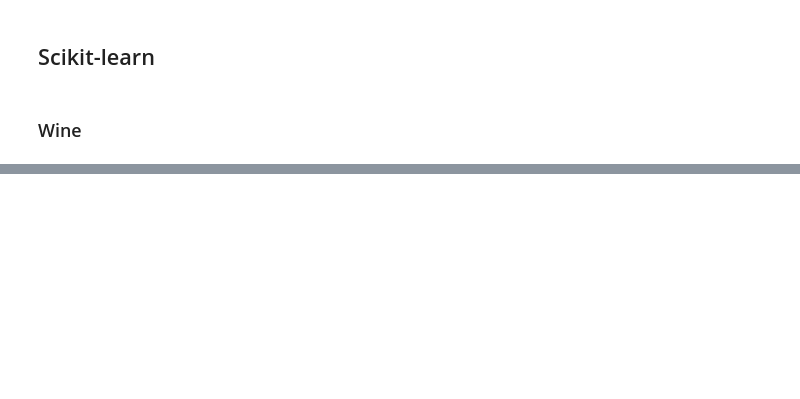
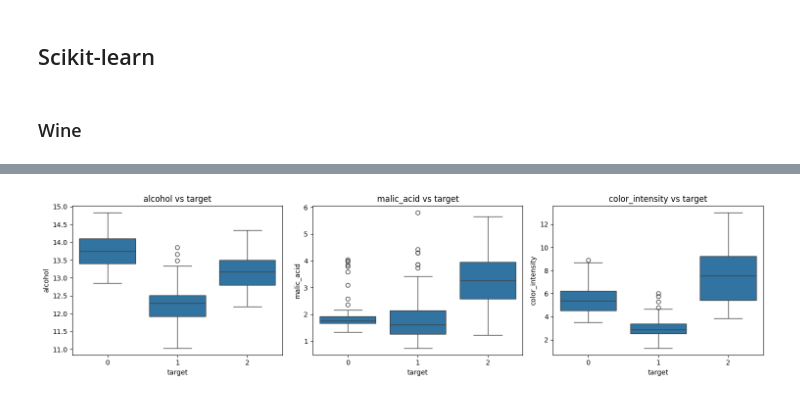
Before and after one commit to poslam/sem6-ds, a Jupyter notebook: ml/labs/1/1.ipynb, the cells around one changed output, grey strips where cells are left out. Drawn from its saved outputs; the diff is of its cells as text; code cells hidden in the pictures; blank space fills up the shorter version.

```diff
--- a/ml/labs/1/1.ipynb
+++ b/ml/labs/1/1.ipynb
@@ -111,0 +168,7 @@ assert dist(v1, v2).round(8) == np.linalg.norm(v1 - v2).round(8)
+# %%
+cat_cols = ['Neighborhood', 'LandSlope', 'SaleCondition']
+
+for col in cat_cols:
+    print(f"Распределение по колонке: {col}")
+    print(df[col].value_counts())
+    print("\n" + "-"*50 + "\n")
@@ -144,0 +201,4 @@ wine_data
+# %%
+wine_df = pd.DataFrame.from_records(wine_data['data'], columns=wine_data['feature_names'])
+wine_df['target'] = wine_data['target']
+wine_df
@@ -144,0 +219,17 @@ wine_data
+# %%
+import matplotlib.pyplot as plt
+import seaborn as sns
+
+features = ['alcohol', 'malic_acid', 'color_intensity']
+
+plt.figure(figsize=(15, 4))
+
+for i, col in enumerate(features):
+    plt.subplot(1, 3, i + 1)
+    sns.boxplot(data=wine_df, x='target', y=col)
+    plt.title(f'{col} vs target')
+
+plt.tight_layout()
+plt.show()
+# %% [output]
+[figure, added]
```
Also changed, not shown: parts of 15 cells of this notebook, 1 other file.
